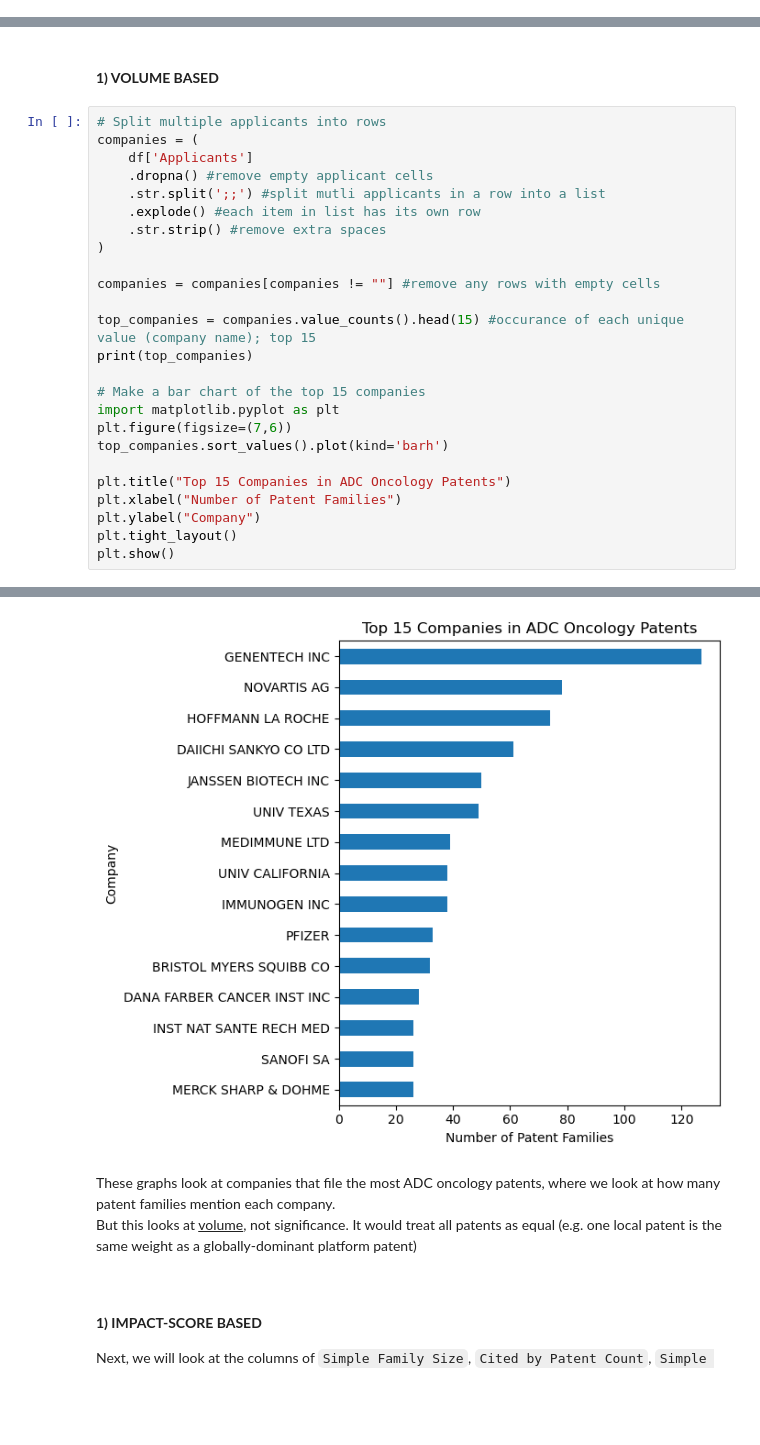
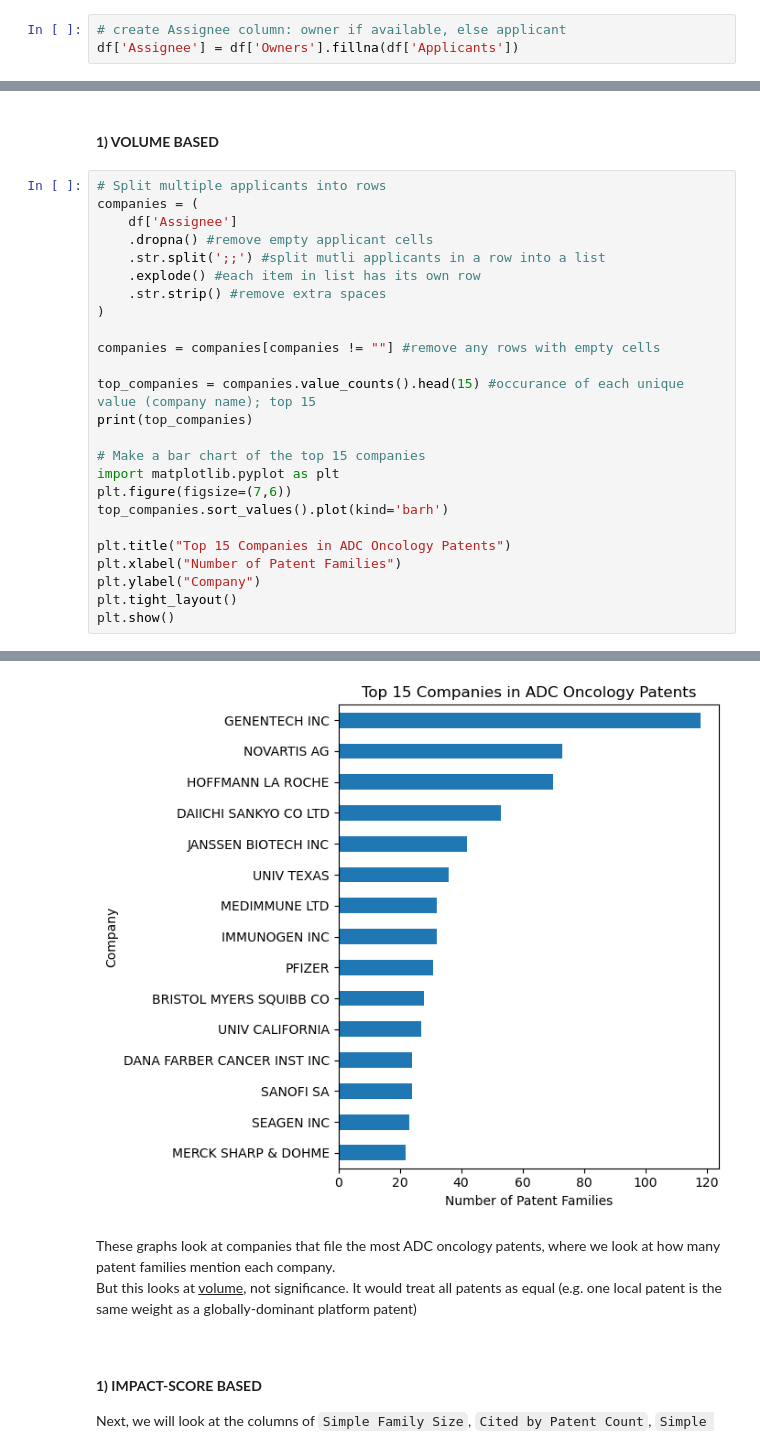
Before and after one commit to yuying-fan/NEOK001-Strategy, a Jupyter notebook: notebooks/02_global_adc_oncology_competitors.ipynb, the cells around one changed output, grey strips where cells are left out. Saved outputs shown, nothing was run; the diff lists cells and outputs as text; blank space fills up the shorter version.

```diff
--- a/notebooks/02_global_adc_oncology_competitors.ipynb
+++ b/notebooks/02_global_adc_oncology_competitors.ipynb
@@ -86,3 +90,6 @@ Index(['#', 'Jurisdiction', 'Kind', 'Display Key', 'Lens ID',
+# %%
+# create Assignee column: owner if available, else applicant
+df['Assignee'] = df['Owners'].fillna(df['Applicants'])
 # %% [markdown]
 ### <span style="background-color: yellow; color: black;">Question 1 - Is the global ADC market a crowded space?</span>
 # %%
@@ -113,7 +160,7 @@ Note that patent applications are published 18 months from earliest priority dat
 # %%
 # Split multiple applicants into rows
 companies = (
-    df['Applicants']
+    df['Assignee']
     .dropna() #remove empty applicant cells
     .str.split(';;') #split mutli applicants in a row into a list
     .explode() #each item in list has its own row
@@ -155,5 +202,5 @@ INST NAT SANTE RECH MED         26
 Name: count, dtype: int64
-[figure, old version]
+[figure, new version]
 # %% [markdown]
 These graphs look at companies that file the most ADC oncology patents, where we look at how many patent families mention each company.
 But this looks at <u>volume</u>, not significance. It would treat all patents as equal (e.g. one local patent is the same weight as a globally-dominant platform patent)
```
Also changed, not shown: parts of 11 cells of this notebook, 8 other files.
